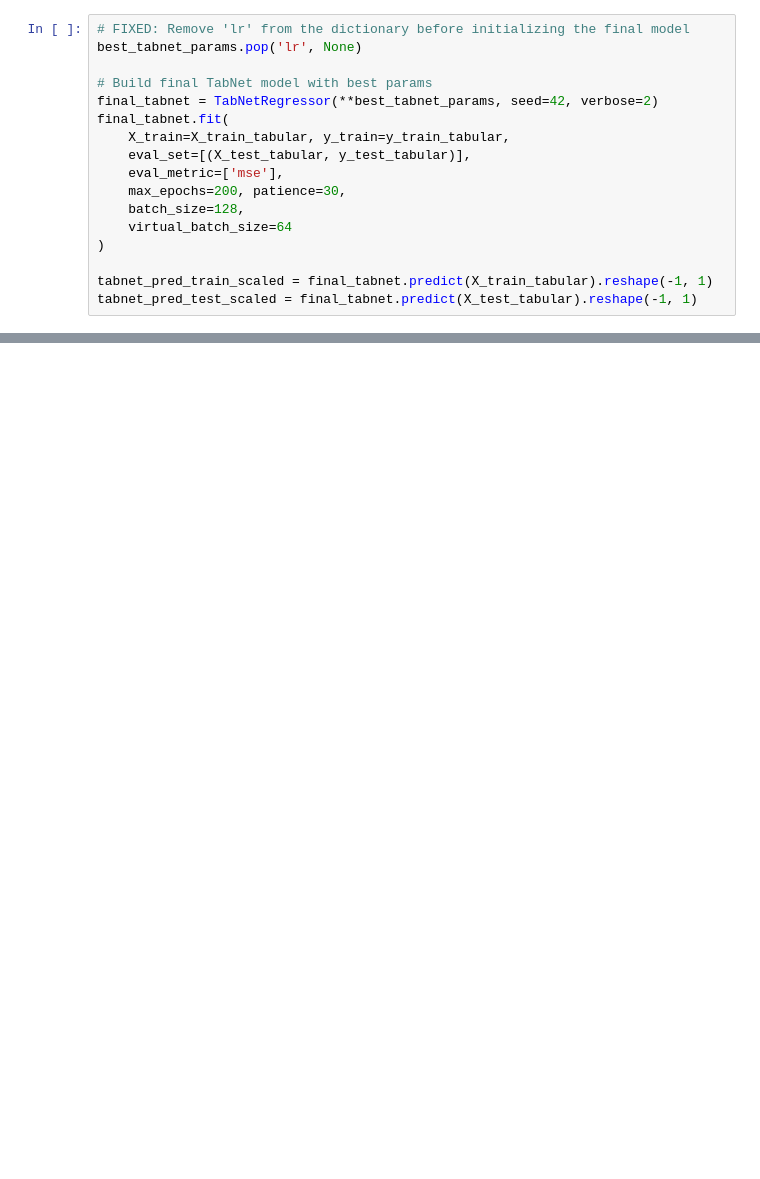
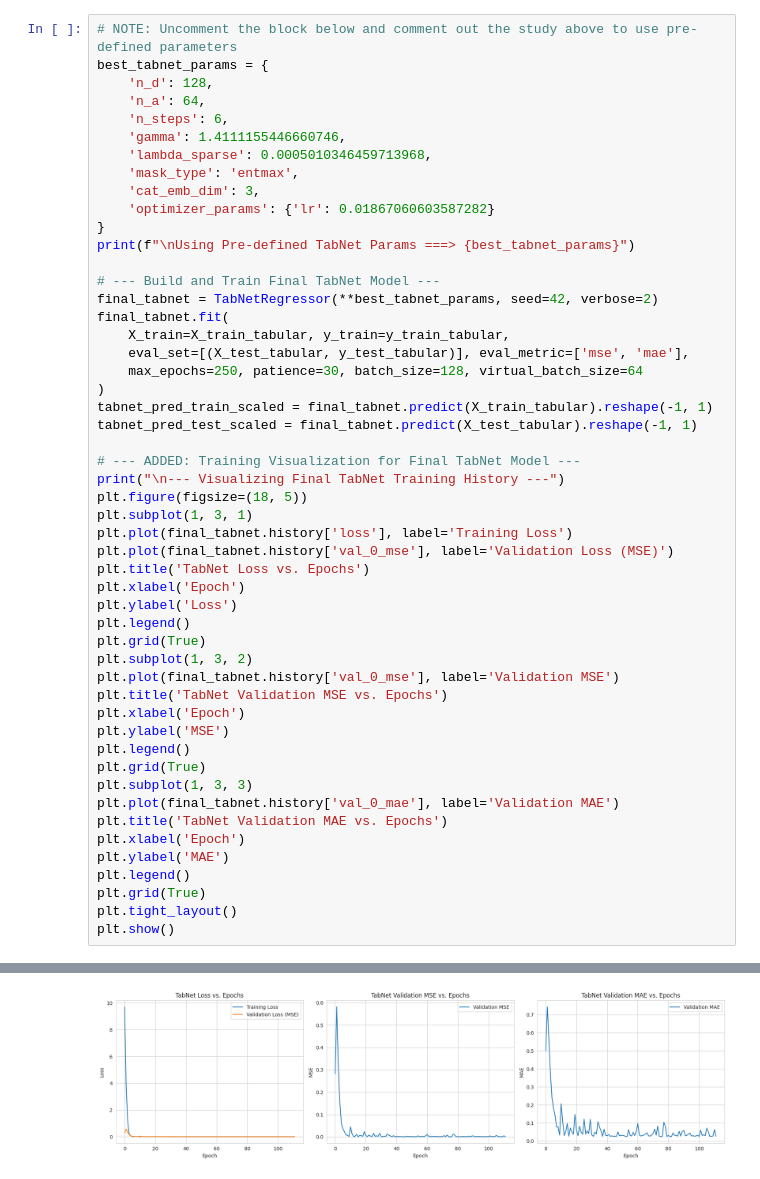
Before and after one commit to Rangga056/IEEE-Paper, a Jupyter notebook: LSTM_TabNet_Close.ipynb, the cells around one changed output, grey strips where cells are left out. Saved outputs shown, nothing was run; the diff lists cells and outputs as text; blank space fills up the shorter version.

```diff
--- a/LSTM_TabNet_Close.ipynb
+++ b/LSTM_TabNet_Close.ipynb
@@ -551,18 +409,52 @@ Early stopping occurred at epoch 85 with best_epoch = 55 and best_val_0_mse = 0.
 # %%
-# FIXED: Remove 'lr' from the dictionary before initializing the final model
-best_tabnet_params.pop('lr', None)
+# NOTE: Uncomment the block below and comment out the study above to use pre-defined parameters
+best_tabnet_params = {
+    'n_d': 128,
+    'n_a': 64,
+    'n_steps': 6,
+    'gamma': 1.4111155446660746,
+    'lambda_sparse': 0.0005010346459713968,
+    'mask_type': 'entmax',
+    'cat_emb_dim': 3,
+    'optimizer_params': {'lr': 0.01867060603587282}
+}
+print(f"\nUsing Pre-defined TabNet Params ===> {best_tabnet_params}")
 
-# Build final TabNet model with best params
+# --- Build and Train Final TabNet Model ---
 final_tabnet = TabNetRegressor(**best_tabnet_params, seed=42, verbose=2)
 final_tabnet.fit(
     X_train=X_train_tabular, y_train=y_train_tabular,
-    eval_set=[(X_test_tabular, y_test_tabular)],
-    eval_metric=['mse'],
-    max_epochs=200, patience=30,
-    batch_size=128,
-    virtual_batch_size=64
+    eval_set=[(X_test_tabular, y_test_tabular)], eval_metric=['mse', 'mae'],
+    max_epochs=250, patience=30, batch_size=128, virtual_batch_size=64
 )
-
 tabnet_pred_train_scaled = final_tabnet.predict(X_train_tabular).reshape(-1, 1)
 tabnet_pred_test_scaled = final_tabnet.predict(X_test_tabular).reshape(-1, 1)
+
+# --- ADDED: Training Visualization for Final TabNet Model ---
+print("\n--- Visualizing Final TabNet Training History ---")
+plt.figure(figsize=(18, 5))
+plt.subplot(1, 3, 1)
+plt.plot(final_tabnet.history['loss'], label='Training Loss')
+plt.plot(final_tabnet.history['val_0_mse'], label='Validation Loss (MSE)')
+plt.title('TabNet Loss vs. Epochs')
+plt.xlabel('Epoch')
+plt.ylabel('Loss')
+plt.legend()
+plt.grid(True)
+plt.subplot(1, 3, 2)
+plt.plot(final_tabnet.history['val_0_mse'], label='Validation MSE')
+plt.title('TabNet Validation MSE vs. Epochs')
+plt.xlabel('Epoch')
+plt.ylabel('MSE')
+plt.legend()
+plt.grid(True)
+plt.subplot(1, 3, 3)
+plt.plot(final_tabnet.history['val_0_mae'], label='Validation MAE')
+plt.title('TabNet Validation MAE vs. Epochs')
+plt.xlabel('Epoch')
+plt.ylabel('MAE')
+plt.legend()
+plt.grid(True)
+plt.tight_layout()
+plt.show()
 # %% [output]
@@ -585,0 +478 @@ Early stopping occurred at epoch 163 with best_epoch = 133 and best_val_0_mse =
+[figure, added]
```
Also changed, not shown: parts of 12 cells of this notebook.
